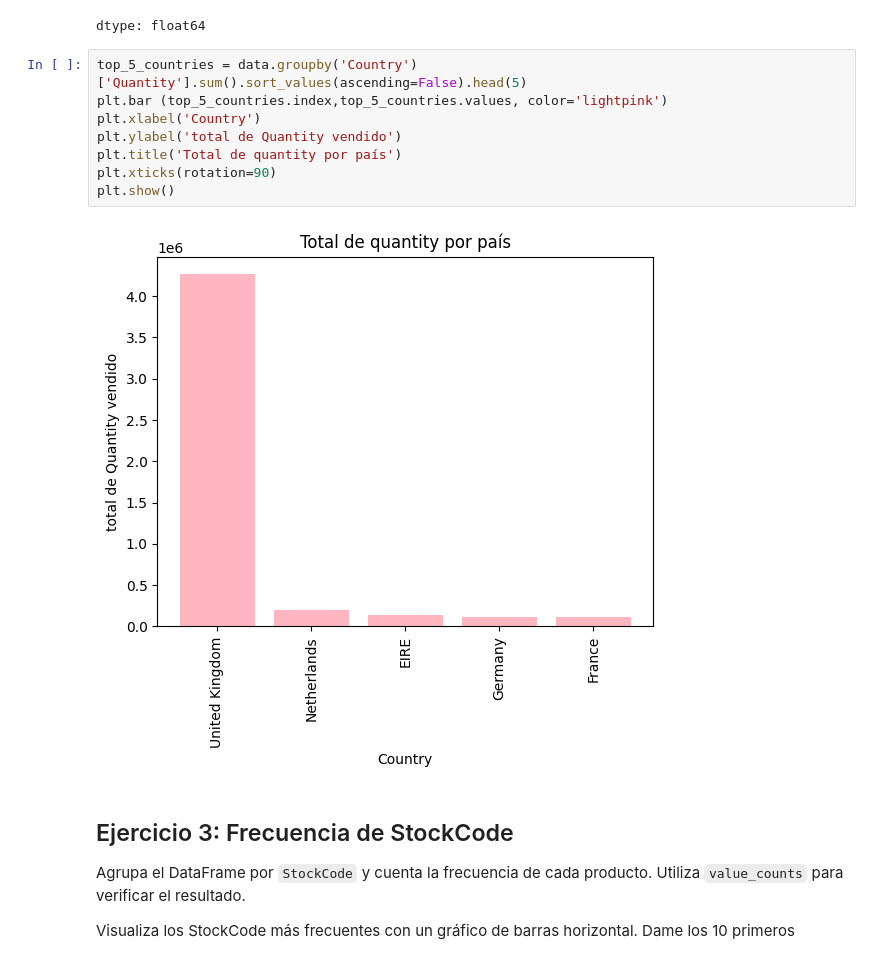
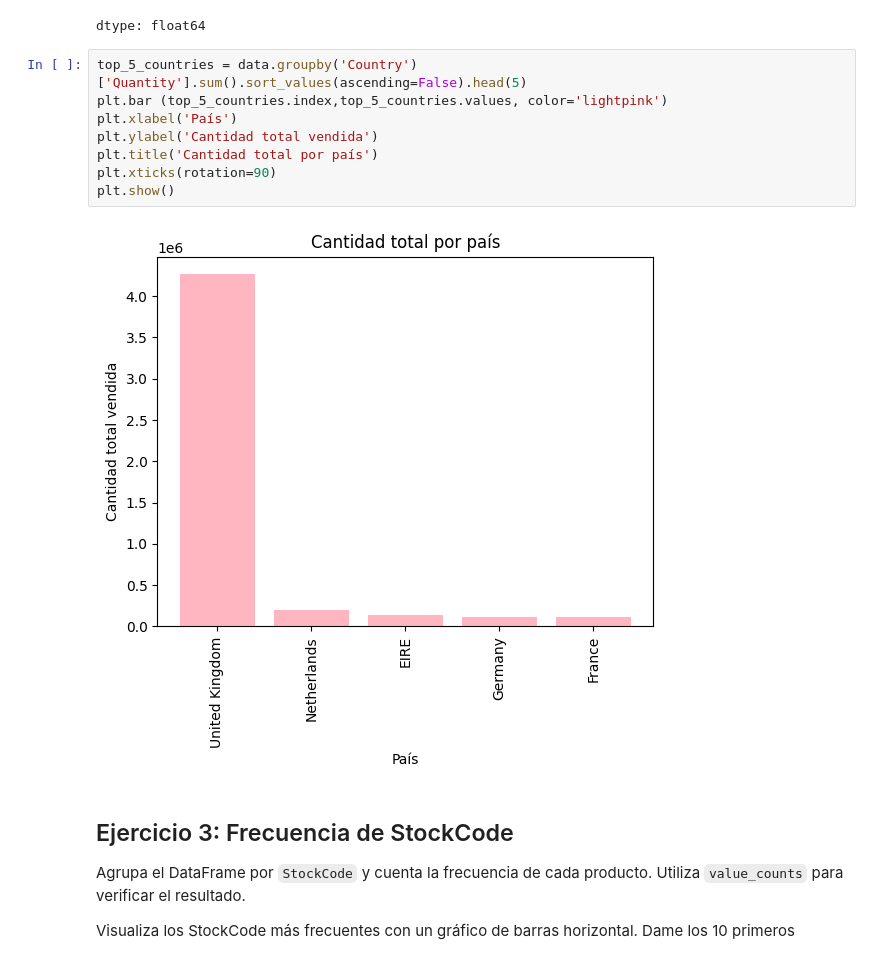
Before and after one commit to Natyrios/IntroMarketingAnalytics, a Jupyter notebook: Nataly_Ríos_Taller1_Segundo_corte_ipynb.ipynb, the cells around one changed output. Drawn from its saved outputs; the diff is of its cells as text.

```diff
--- a/Nataly_Ríos_Taller1_Segundo_corte_ipynb.ipynb
+++ b/Nataly_Ríos_Taller1_Segundo_corte_ipynb.ipynb
@@ -142,13 +142,13 @@ dtype: float64
 # %%
 top_5_countries = data.groupby('Country')['Quantity'].sum().sort_values(ascending=False).head(5)
 plt.bar (top_5_countries.index,top_5_countries.values, color='lightpink')
-plt.xlabel('Country')
-plt.ylabel('total de Quantity vendido')
-plt.title('Total de quantity por país')
+plt.xlabel('País')
+plt.ylabel('Cantidad total vendida')
+plt.title('Cantidad total por país')
 plt.xticks(rotation=90)
 plt.show()
 # %% [output]
-[figure, old version]
+[figure, new version]
 # %% [markdown]
 ## Ejercicio 3: Frecuencia de StockCode
 
```
Also changed, not shown: parts of 7 cells of this notebook.
